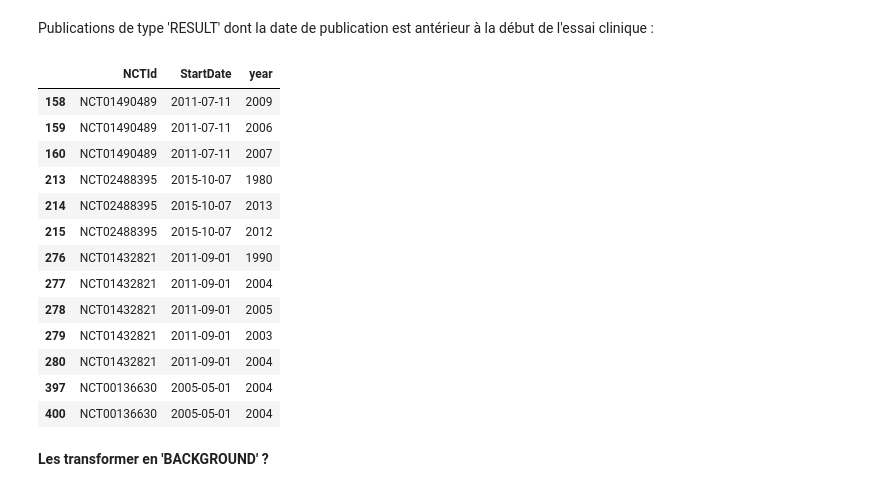
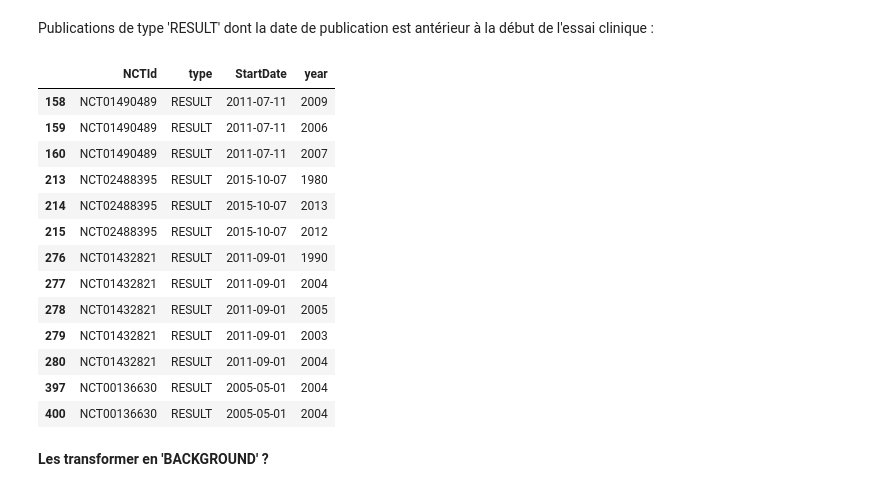
Before and after one commit to Inserm-IST/BSO-Inserm-Sante, a Jupyter notebook: 02_traitement_donnees_sante.ipynb, the cells around one changed output. Cells and saved outputs as stored; diff of their text form; code cells hidden in the pictures.

Commit message:
Corrected formatting

```diff
--- a/02_traitement_donnees_sante.ipynb
+++ b/02_traitement_donnees_sante.ipynb
@@ -214,23 +214,23 @@ len(df_final.loc[df_final.loc[:, 'type'] == 'RESULT'])
 Publications de type 'RESULT' dont la date de publication est antérieur à la début de l'essai clinique :
 # %%
 mask_1 = df_final.loc[:, 'type'] == 'RESULT'
-mask_2 = df_final.loc[:, 'year'].astype('Int64') < pd.to_datetime(df_final.loc[:, 'StartDate'], format='ISO8601').dt.year.astype('Int64')
-df_final.loc[mask_1 & mask_2, ['NCTId','StartDate', 'year']]
+mask_2 = df_final.loc[:, 'year'] < df_final.loc[:, 'StartDate'].dt.year
+df_final.loc[mask_1 & mask_2, ['NCTId', 'type', 'StartDate', 'year']]
 # %% [output]
-|  | NCTId | StartDate | year |
-| 158 | NCT01490489 | 2011-07-11 | 2009 |
-| 159 | NCT01490489 | 2011-07-11 | 2006 |
-| 160 | NCT01490489 | 2011-07-11 | 2007 |
-| 213 | NCT02488395 | 2015-10-07 | 1980 |
-| 214 | NCT02488395 | 2015-10-07 | 2013 |
-| 215 | NCT02488395 | 2015-10-07 | 2012 |
-| 276 | NCT01432821 | 2011-09-01 | 1990 |
-| 277 | NCT01432821 | 2011-09-01 | 2004 |
-| 278 | NCT01432821 | 2011-09-01 | 2005 |
-| 279 | NCT01432821 | 2011-09-01 | 2003 |
-| 280 | NCT01432821 | 2011-09-01 | 2004 |
-| 397 | NCT00136630 | 2005-05-01 | 2004 |
-| 400 | NCT00136630 | 2005-05-01 | 2004 |
+|  | NCTId | type | StartDate | year |
+| 158 | NCT01490489 | RESULT | 2011-07-11 | 2009 |
+| 159 | NCT01490489 | RESULT | 2011-07-11 | 2006 |
+| 160 | NCT01490489 | RESULT | 2011-07-11 | 2007 |
+| 213 | NCT02488395 | RESULT | 2015-10-07 | 1980 |
+| 214 | NCT02488395 | RESULT | 2015-10-07 | 2013 |
+| 215 | NCT02488395 | RESULT | 2015-10-07 | 2012 |
+| 276 | NCT01432821 | RESULT | 2011-09-01 | 1990 |
+| 277 | NCT01432821 | RESULT | 2011-09-01 | 2004 |
+| 278 | NCT01432821 | RESULT | 2011-09-01 | 2005 |
+| 279 | NCT01432821 | RESULT | 2011-09-01 | 2003 |
+| 280 | NCT01432821 | RESULT | 2011-09-01 | 2004 |
+| 397 | NCT00136630 | RESULT | 2005-05-01 | 2004 |
+| 400 | NCT00136630 | RESULT | 2005-05-01 | 2004 |
 # %% [markdown]
 **Les transformer en 'BACKGROUND' ?**
 # %%
```
Also changed, not shown: parts of 27 cells of this notebook.
